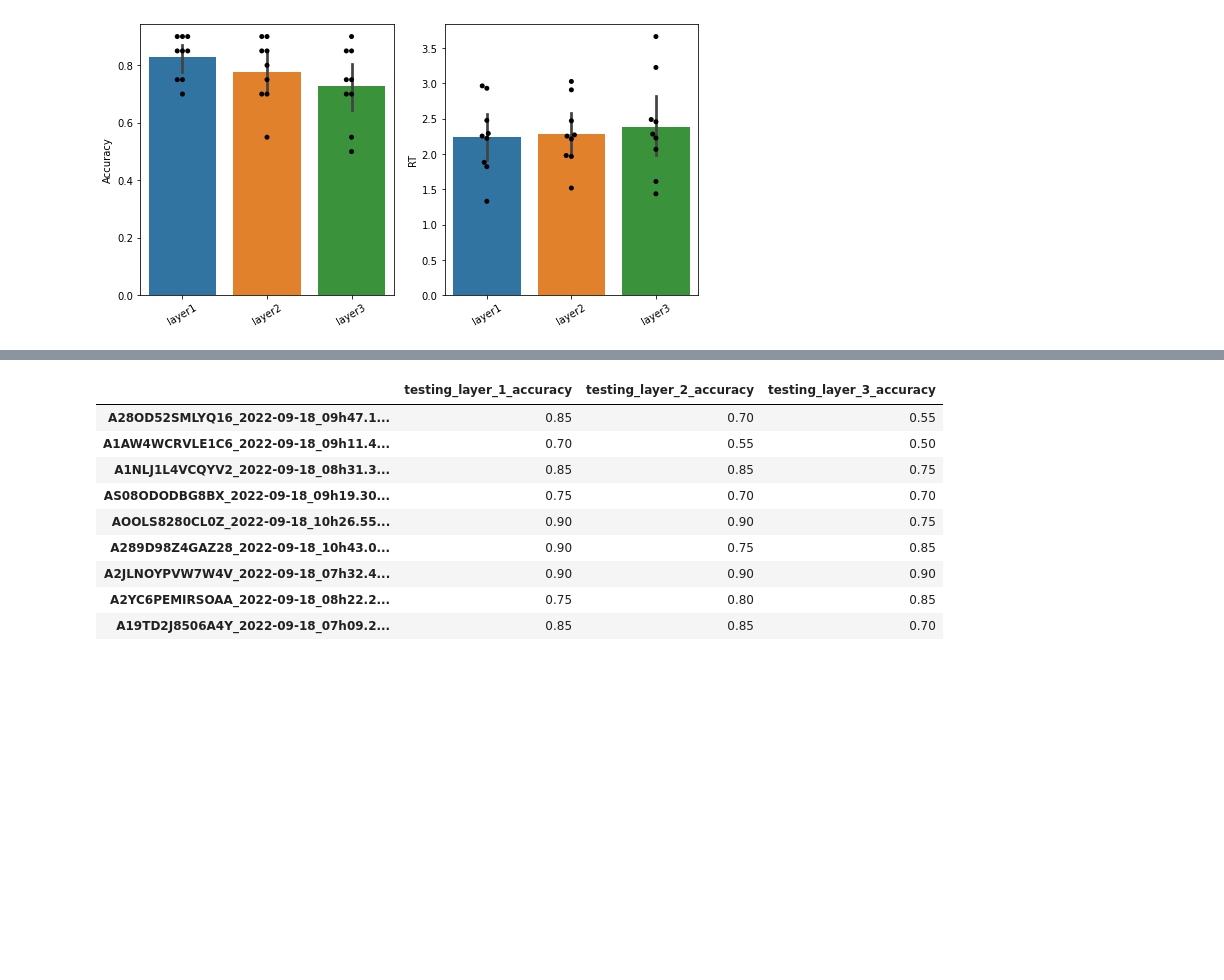
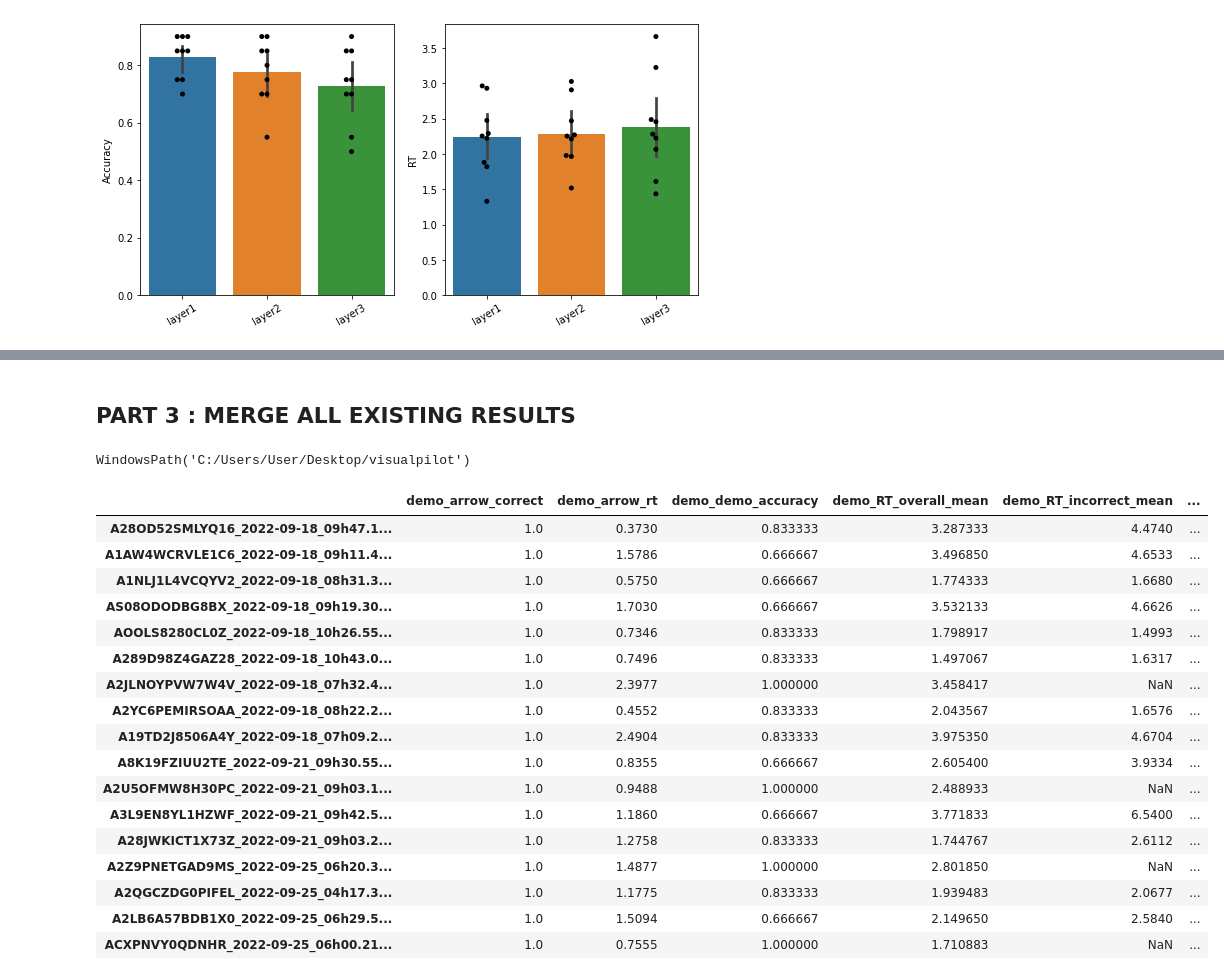
Before and after one commit to edenjenzohar/Visual-memory-task, a Jupyter notebook: analysis/parse_recorded_results.ipynb, the cells around one changed output, grey strips where cells are left out. Drawn from its saved outputs; the diff is of its cells as text; code cells hidden in the pictures; blank space fills up the shorter version.

```diff
--- a/analysis/parse_recorded_results.ipynb
+++ b/analysis/parse_recorded_results.ipynb
@@ -542,13 +564,6 @@ Text(0, 0.5, 'RT')
-# %%
-final_participants_df[['testing_layer_1_accuracy','testing_layer_2_accuracy','testing_layer_3_accuracy']]
-# %% [output]
-|  | testing_layer_1_accuracy | testing_layer_2_accuracy | testing_layer_3_accuracy |
-| A28OD52SMLYQ16_2022-09-18_09h47.1... | 0.85 | 0.70 | 0.55 |
-| A1AW4WCRVLE1C6_2022-09-18_09h11.4... | 0.70 | 0.55 | 0.50 |
-| A1NLJ1L4VCQYV2_2022-09-18_08h31.3... | 0.85 | 0.85 | 0.75 |
-| AS08ODODBG8BX_2022-09-18_09h19.30... | 0.75 | 0.70 | 0.70 |
-| AOOLS8280CL0Z_2022-09-18_10h26.55... | 0.90 | 0.90 | 0.75 |
-| A289D98Z4GAZ28_2022-09-18_10h43.0... | 0.90 | 0.75 | 0.85 |
-| A2JLNOYPVW7W4V_2022-09-18_07h32.4... | 0.90 | 0.90 | 0.90 |
-| A2YC6PEMIRSOAA_2022-09-18_08h22.2... | 0.75 | 0.80 | 0.85 |
-| A19TD2J8506A4Y_2022-09-18_07h09.2... | 0.85 | 0.85 | 0.70 |
+# %% [markdown]
+## PART 3 : MERGE ALL EXISTING RESULTS
+# %%
+PATH_TO_DATA
+# %% [output]
+WindowsPath('C:/Users/User/Desktop/visualpilot')
@@ -554,0 +580,21 @@ final_participants_df[['testing_layer_1_accuracy','testing_layer_2_accuracy','te
+# %%
+all_valid_subjects
+# %% [output]
+|  | demo_arrow_correct | demo_arrow_rt | demo_demo_accuracy | demo_RT_overall_mean | demo_RT_incorrect_mean | ... |
+| A28OD52SMLYQ16_2022-09-18_09h47.1... | 1.0 | 0.3730 | 0.833333 | 3.287333 | 4.4740 | ... |
+| A1AW4WCRVLE1C6_2022-09-18_09h11.4... | 1.0 | 1.5786 | 0.666667 | 3.496850 | 4.6533 | ... |
+| A1NLJ1L4VCQYV2_2022-09-18_08h31.3... | 1.0 | 0.5750 | 0.666667 | 1.774333 | 1.6680 | ... |
+| AS08ODODBG8BX_2022-09-18_09h19.30... | 1.0 | 1.7030 | 0.666667 | 3.532133 | 4.6626 | ... |
+| AOOLS8280CL0Z_2022-09-18_10h26.55... | 1.0 | 0.7346 | 0.833333 | 1.798917 | 1.4993 | ... |
+| A289D98Z4GAZ28_2022-09-18_10h43.0... | 1.0 | 0.7496 | 0.833333 | 1.497067 | 1.6317 | ... |
+| A2JLNOYPVW7W4V_2022-09-18_07h32.4... | 1.0 | 2.3977 | 1.000000 | 3.458417 | NaN | ... |
+| A2YC6PEMIRSOAA_2022-09-18_08h22.2... | 1.0 | 0.4552 | 0.833333 | 2.043567 | 1.6576 | ... |
+| A19TD2J8506A4Y_2022-09-18_07h09.2... | 1.0 | 2.4904 | 0.833333 | 3.975350 | 4.6704 | ... |
+| A8K19FZIUU2TE_2022-09-21_09h30.55... | 1.0 | 0.8355 | 0.666667 | 2.605400 | 3.9334 | ... |
+| A2U5OFMW8H30PC_2022-09-21_09h03.1... | 1.0 | 0.9488 | 1.000000 | 2.488933 | NaN | ... |
+| A3L9EN8YL1HZWF_2022-09-21_09h42.5... | 1.0 | 1.1860 | 0.666667 | 3.771833 | 6.5400 | ... |
+| A28JWKICT1X73Z_2022-09-21_09h03.2... | 1.0 | 1.2758 | 0.833333 | 1.744767 | 2.6112 | ... |
+| A2Z9PNETGAD9MS_2022-09-25_06h20.3... | 1.0 | 1.4877 | 1.000000 | 2.801850 | NaN | ... |
+| A2QGCZDG0PIFEL_2022-09-25_04h17.3... | 1.0 | 1.1775 | 0.833333 | 1.939483 | 2.0677 | ... |
+| A2LB6A57BDB1X0_2022-09-25_06h29.5... | 1.0 | 1.5094 | 0.666667 | 2.149650 | 2.5840 | ... |
+| ACXPNVY0QDNHR_2022-09-25_06h00.21... | 1.0 | 0.7555 | 1.000000 | 1.710883 | NaN | ... |
```
Also changed, not shown: parts of 14 cells of this notebook, 1 other file.
